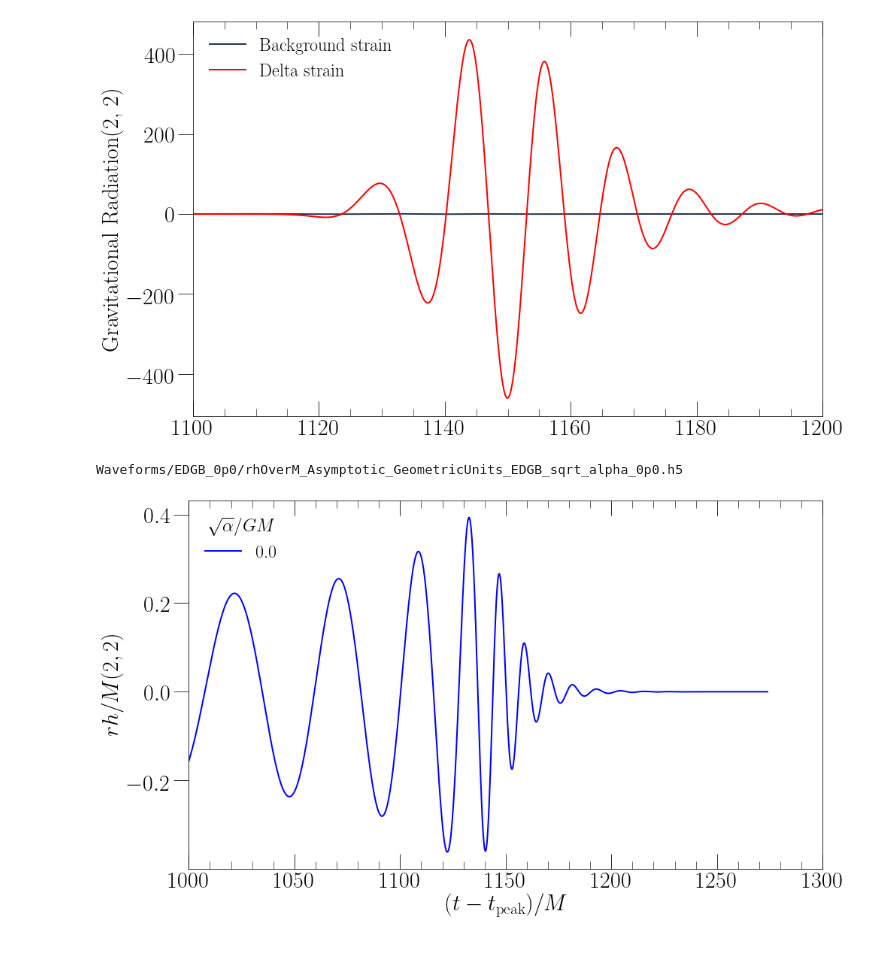
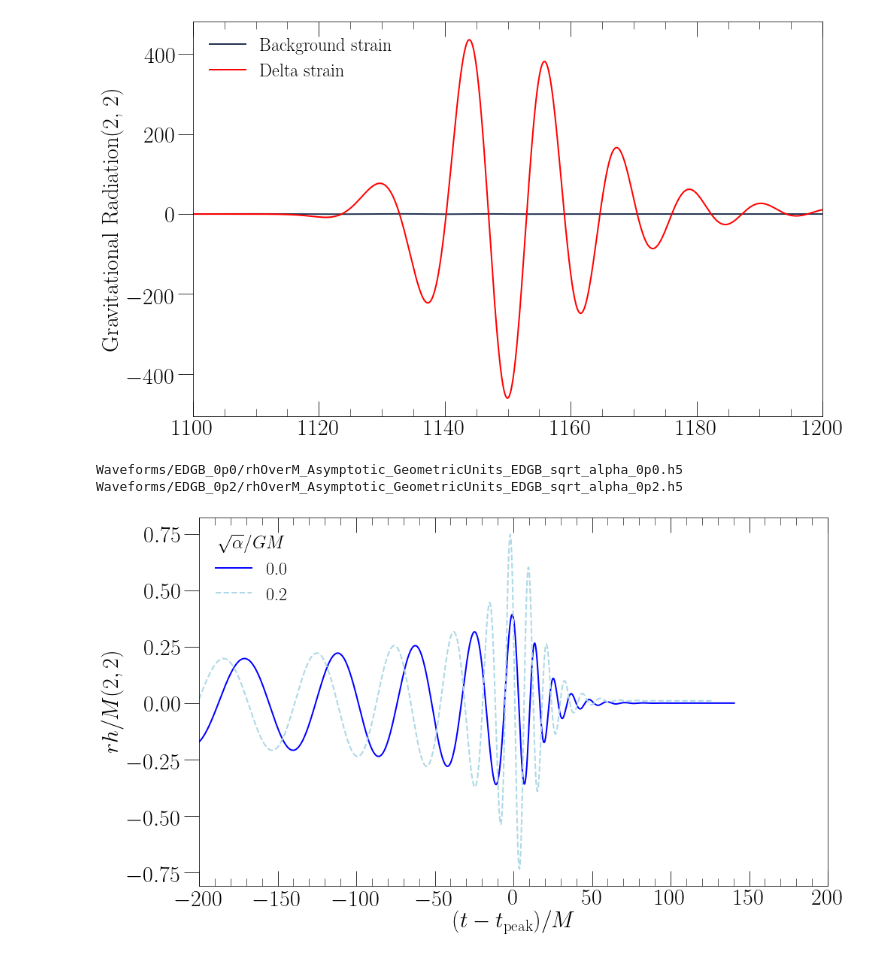
Before and after one commit to mariaokounkova/EDGB_Waveforms, a Jupyter notebook: PlotWaveforms.ipynb, the cells around one changed output. Saved outputs shown, nothing was run; the diff lists cells and outputs as text; code cells hidden in the pictures.

Commit message:
PlotWaveforms: Plot strains for two values of coupling constant

```diff
--- a/PlotWaveforms.ipynb
+++ b/PlotWaveforms.ipynb
@@ -85,34 +85,35 @@ Waveforms/DeltaStrain.h5
 ## Plot total strain for different values of EDGB coupling constant
 
 def PlotModifiedStrain():
 
     f, ax = plt.subplots(1, figsize=(14,8))
     mode = (2,2)
     order = 2
     start = -50
     stop = 40
     p = "Waveforms"
 
-    sqrt_alphas = [0.0]
+    sqrt_alphas = [0.0, 0.2]
     colors = ['blue', 'lightblue', 'red']
     lss = ['-','--','-']
     for sqrt_alpha, c, ls in zip(sqrt_alphas, colors, lss):
         time, strain = ReadExtrapolatedMode(p, "EDGBModified", mode, order, sqrt_alpha=sqrt_alpha)
-        #time = SubtractPeakTimeMode(time, strain)
+        time = SubtractPeakTimeMode(time, strain)
         #time, strain = CutTimes(time, strain, start, stop)
         ax.plot(time, np.real(strain), label=sqrt_alpha, lw=2.0, color=c, ls=ls)
 
     legend = ax.legend(fontsize=24, loc='upper left', frameon=False, ncol=1, title=r'$\sqrt{\alpha}/GM$')
     plt.setp(legend.get_title(),fontsize=24)
     ax.set_ylabel('$rh/M (2,2)$', fontsize=30)
 
     ax.set_xlabel('$(t - t_\mathrm{peak})/M$', fontsize=30)
-    ax.set_xlim(1000, 1300)
+    ax.set_xlim(-200, 200)
     plt.tight_layout()
     plt.savefig('SXS_format.pdf')
     plt.show()
 
 PlotModifiedStrain()
 # %% [output]
 Waveforms/EDGB_0p0/rhOverM_Asymptotic_GeometricUnits_EDGB_sqrt_alpha_0p0.h5
+Waveforms/EDGB_0p2/rhOverM_Asymptotic_GeometricUnits_EDGB_sqrt_alpha_0p2.h5
-[figure, old version]
+[figure, new version]
```
